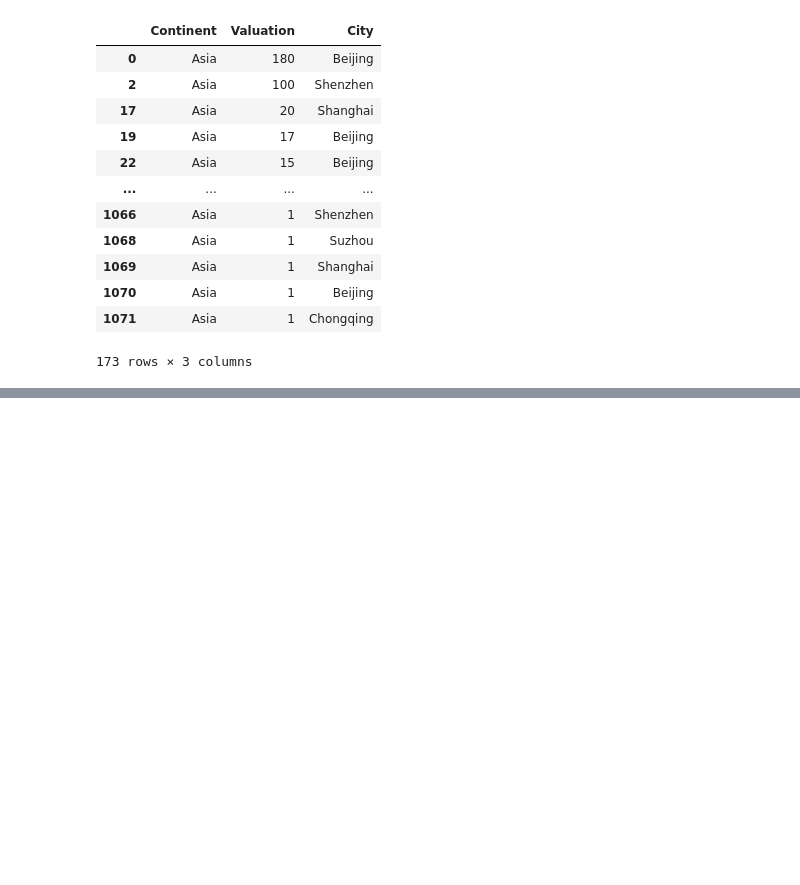
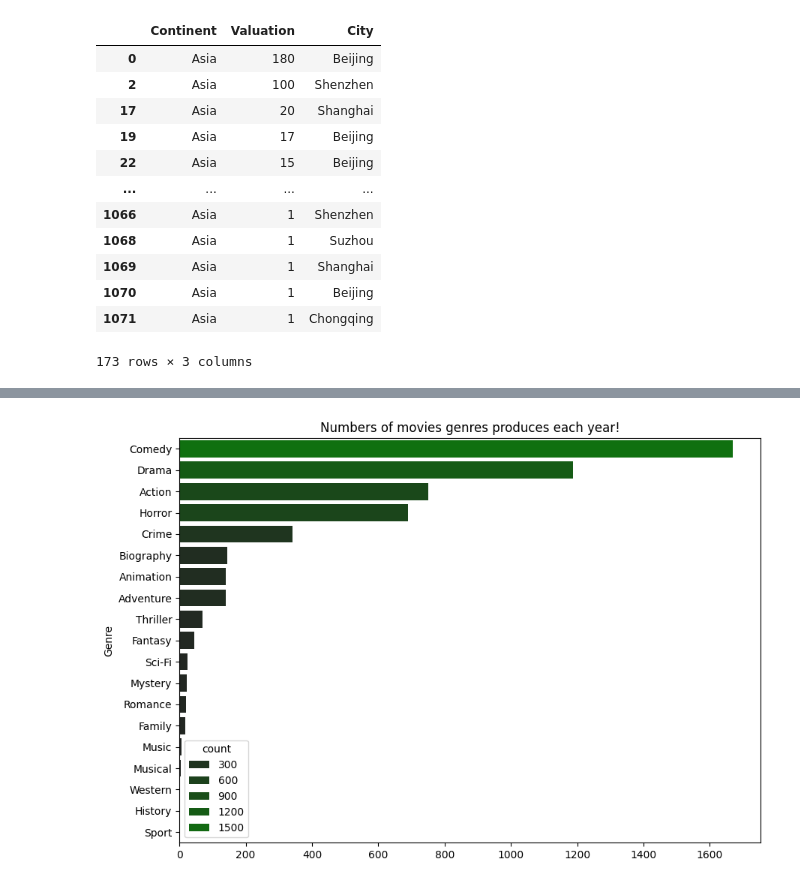
Before and after one commit to nurgelli/statistics_in_python, a Jupyter notebook: ml.ipynb, the cells around one changed output, grey strips where cells are left out. Saved outputs shown, nothing was run; the diff lists cells and outputs as text; code cells hidden in the pictures; blank space fills up the shorter version.

```diff
--- a/ml.ipynb
+++ b/ml.ipynb
@@ -277,0 +429,7 @@ movies.describe().T
+# %%
+plt.figure(figsize=(10,7))
+sns.barplot(x = genre_table.values, y = genre_table.index, hue=genre_table, palette='dark:green') # color attribue is depricated. Hue and palette are used together
+plt.title('Numbers of movies genres produces each year!')
+plt.show()
+# %% [output]
+[figure, added]
```
Also changed, not shown: parts of 25 cells of this notebook.
